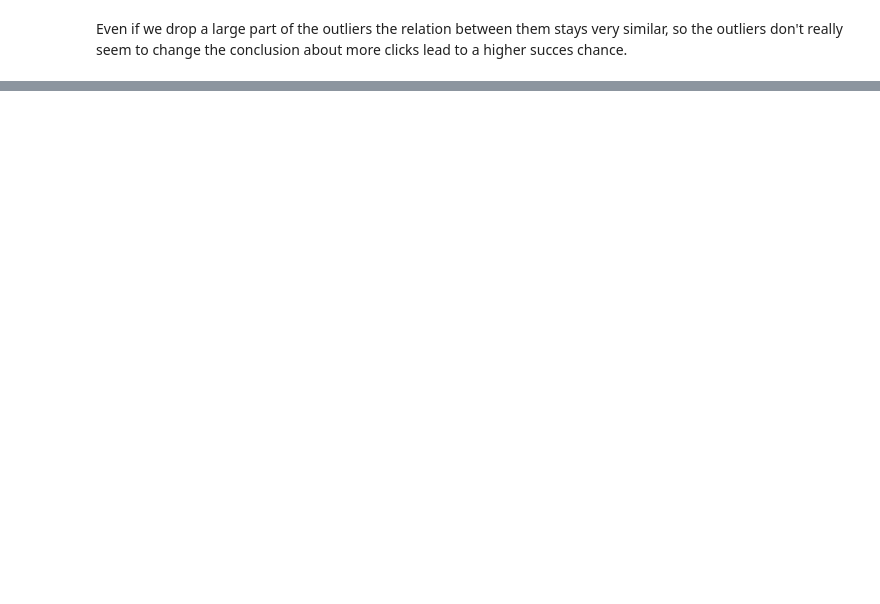
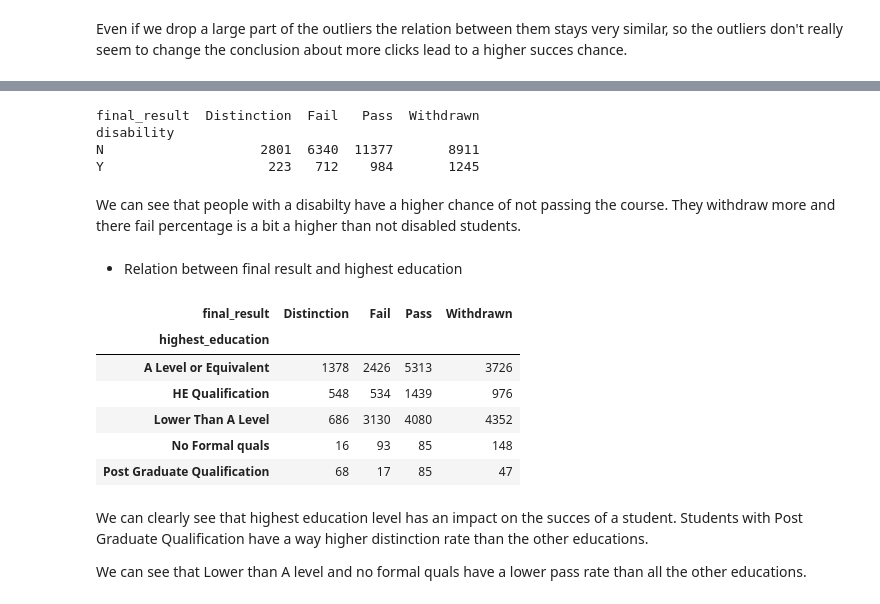
Before and after one commit to randmon/ucll_ti_data_and_ai_group_assignments, a Jupyter notebook: Assignment 2/assignment2.ipynb, the cells around one changed output, grey strips where cells are left out. Cells and saved outputs as stored; diff of their text form; code cells hidden in the pictures; blank space fills up the shorter version.

Commit message:
Added education/ disabilty - result

```diff
--- a/Assignment 2/assignment2.ipynb
+++ b/Assignment 2/assignment2.ipynb
@@ -739,0 +820,10 @@ Even if we drop a large part of the outliers the relation between them stays ver
+# %%
+final_result_disability = student_info_df.groupby(["disability", "final_result"]).size().unstack()
+print(final_result_disability)
+# final_result_disability_percentage = final_result_disability.groupby(["disability", "final_result"], as_index=False).apply(lambda x :print(x))
+# final_result_disability_percentage
+# %% [output]
+final_result  Distinction  Fail   Pass  Withdrawn
+disability
+N                    2801  6340  11377       8911
+Y                     223   712    984       1245
@@ -739,0 +835,15 @@ Even if we drop a large part of the outliers the relation between them stays ver
+# %% [markdown]
+We can see that people with a disabilty have a higher chance of not passing the course. They withdraw more and there fail percentage is a bit a higher than not disabled students.
+# %% [markdown]
+- Relation between final result and highest education
+# %%
+final_result_education = student_info_df.groupby(["highest_education", "final_result"]).size().unstack()
+final_result_education.head()
+# %% [output]
+| final_result | Distinction | Fail | Pass | Withdrawn |
+| highest_education |  |  |  |  |
+| A Level or Equivalent | 1378 | 2426 | 5313 | 3726 |
+| HE Qualification | 548 | 534 | 1439 | 976 |
+| Lower Than A Level | 686 | 3130 | 4080 | 4352 |
+| No Formal quals | 16 | 93 | 85 | 148 |
+| Post Graduate Qualification | 68 | 17 | 85 | 47 |
@@ -739,0 +854,4 @@ Even if we drop a large part of the outliers the relation between them stays ver
+# %% [markdown]
+We can clearly see that highest education level has an impact on the succes of a student. Students with Post Graduate Qualification have a way higher distinction rate than the other educations.
+
+We can see that Lower than A level and no formal quals have a lower pass rate than all the other educations.
```
Also changed, not shown: parts of 15 cells of this notebook.
